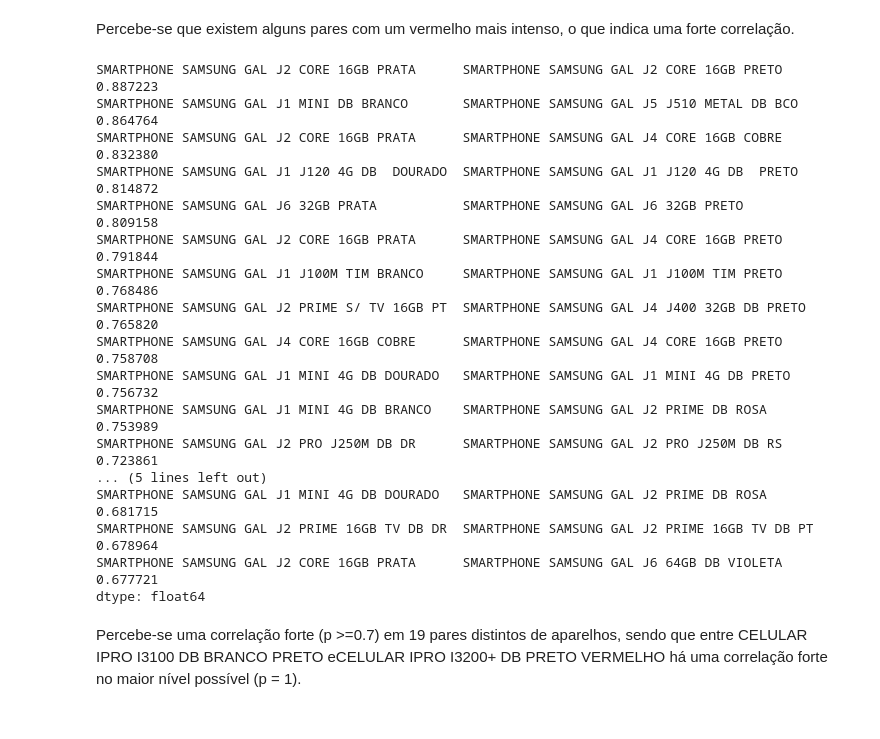
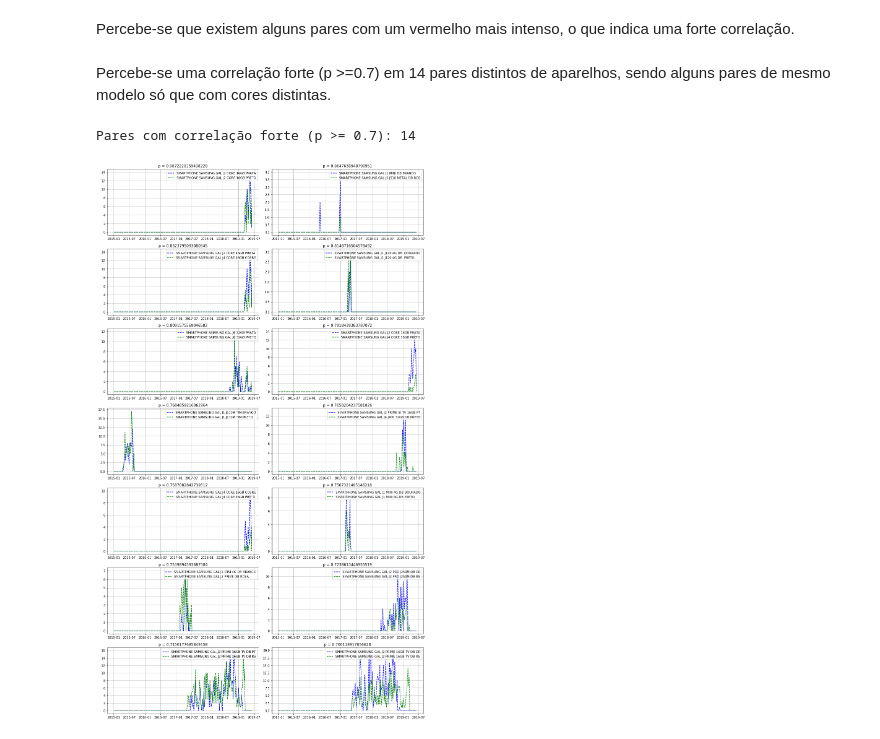
Before and after one commit to LuyzaDomingos/PrevisaoVendasFinalVersion, a Jupyter notebook: previsao/Celulares.ipynb, the cells around one changed output. Saved outputs shown, nothing was run; the diff lists cells and outputs as text; code cells hidden in the pictures.

```diff
--- a/previsao/Celulares.ipynb
+++ b/previsao/Celulares.ipynb
@@ -107,32 +103,28 @@ sns.heatmap(corr, mask = mask, cmap = cmap, center = 0,
 [figure]
 # %% [markdown]
 Percebe-se que existem alguns pares com um vermelho mais intenso, o que indica uma forte correlação.
-# %%
-corr.loc[:,:] = np.tril(corr.values, k=-1)
-
-s = corr.unstack()
-
-so = s.sort_values(kind="quicksort", ascending=False)
-
-#so.columns = ["Aparelho 1", ]
-print(so[:20])
-# %% [output]
-SMARTPHONE SAMSUNG GAL J2 CORE 16GB PRATA      SMARTPHONE SAMSUNG GAL J2 CORE 16GB PRETO        0.887223
-SMARTPHONE SAMSUNG GAL J1 MINI DB BRANCO       SMARTPHONE SAMSUNG GAL J5 J510 METAL DB BCO      0.864764
-SMARTPHONE SAMSUNG GAL J2 CORE 16GB PRATA      SMARTPHONE SAMSUNG GAL J4 CORE 16GB COBRE        0.832380
-SMARTPHONE SAMSUNG GAL J1 J120 4G DB  DOURADO  SMARTPHONE SAMSUNG GAL J1 J120 4G DB  PRETO      0.814872
-SMARTPHONE SAMSUNG GAL J6 32GB PRATA           SMARTPHONE SAMSUNG GAL J6 32GB PRETO             0.809158
-SMARTPHONE SAMSUNG GAL J2 CORE 16GB PRATA      SMARTPHONE SAMSUNG GAL J4 CORE 16GB PRETO        0.791844
-SMARTPHONE SAMSUNG GAL J1 J100M TIM BRANCO     SMARTPHONE SAMSUNG GAL J1 J100M TIM PRETO        0.768486
-SMARTPHONE SAMSUNG GAL J2 PRIME S/ TV 16GB PT  SMARTPHONE SAMSUNG GAL J4 J400 32GB DB PRETO     0.765820
-SMARTPHONE SAMSUNG GAL J4 CORE 16GB COBRE      SMARTPHONE SAMSUNG GAL J4 CORE 16GB PRETO        0.758708
-SMARTPHONE SAMSUNG GAL J1 MINI 4G DB DOURADO   SMARTPHONE SAMSUNG GAL J1 MINI 4G DB PRETO       0.756732
-SMARTPHONE SAMSUNG GAL J1 MINI 4G DB BRANCO    SMARTPHONE SAMSUNG GAL J2 PRIME DB ROSA          0.753989
-SMARTPHONE SAMSUNG GAL J2 PRO J250M DB DR      SMARTPHONE SAMSUNG GAL J2 PRO J250M DB RS        0.723861
-... (5 lines left out)
-SMARTPHONE SAMSUNG GAL J1 MINI 4G DB DOURADO   SMARTPHONE SAMSUNG GAL J2 PRIME DB ROSA          0.681715
-SMARTPHONE SAMSUNG GAL J2 PRIME 16GB TV DB DR  SMARTPHONE SAMSUNG GAL J2 PRIME 16GB TV DB PT    0.678964
-SMARTPHONE SAMSUNG GAL J2 CORE 16GB PRATA      SMARTPHONE SAMSUNG GAL J6 64GB DB VIOLETA        0.677721
-dtype: float64
 # %% [markdown]
-Percebe-se uma correlação forte (p >=0.7) em 19 pares distintos de aparelhos, sendo que entre CELULAR IPRO I3100 DB BRANCO PRETO eCELULAR IPRO I3200+ DB PRETO VERMELHO há uma correlação forte no maior nível possível (p = 1).
+Percebe-se uma correlação forte (p >=0.7) em 14 pares distintos de aparelhos, sendo alguns pares de mesmo modelo só que com cores distintas.
+# %%
+corr.loc[:,:] = np.tril(corr.values, k=-1)
+
+s = corr.unstack()
+
+so = s.sort_values(kind="quicksort", ascending=False)
+
+plt.figure(figsize=(15,50))
+
+num_s = len([x for x in so.tolist() if x >= 0.7])
+print("Pares com correlação forte (p >= 0.7): %d" % num_s)
+
+for i in range(num_s):
+    plt.subplot(num_s, 2, i+1)
+    plt.grid(True)
+    plt.plot(dfw[so.index[i][0]], "b--", dfw[so.index[i][1]], "g--", label=so.index[i][0])
+    plt.legend([so.index[i][0], so.index[i][1]], loc ='upper right')
+    plt.title("p = " + str(so.values[i]))
+plt.tight_layout()
+plt.show()
+# %% [output]
+Pares com correlação forte (p >= 0.7): 14
+[figure, added]
```
Also changed, not shown: parts of 31 cells of this notebook.
